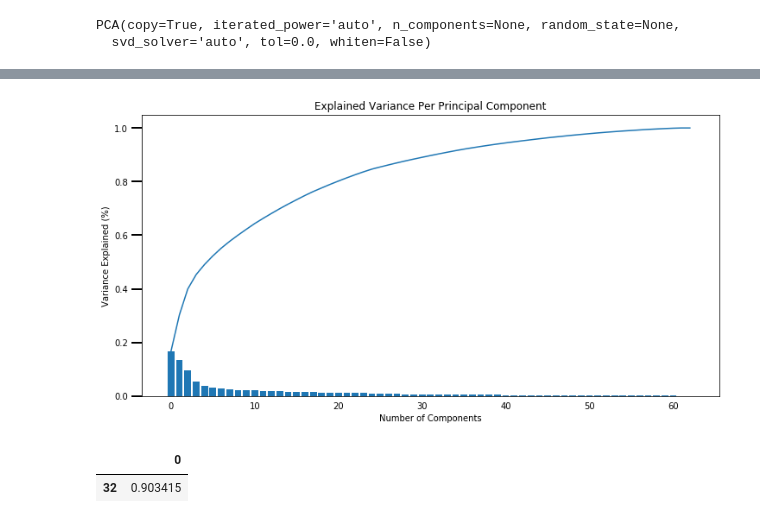
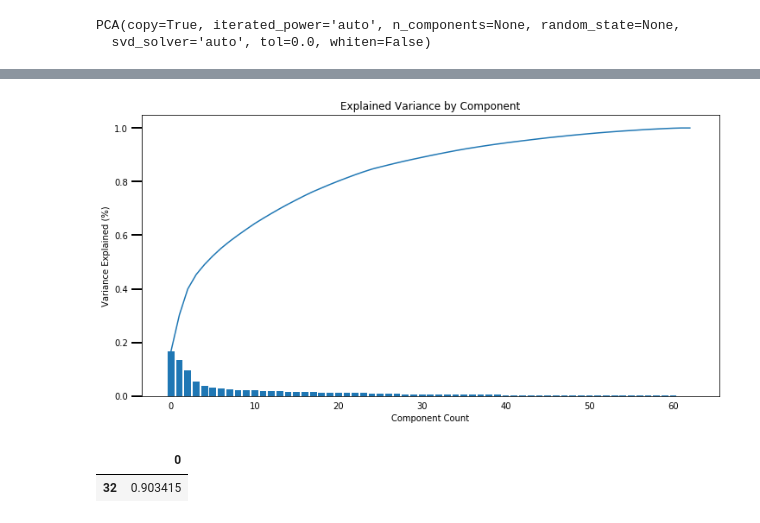
Before and after one commit to dogridinmonkey/identify_customer_segments, a Jupyter notebook: Identify_Customer_Segments.ipynb, the cells around one changed output, grey strips where cells are left out. Drawn from its saved outputs; the diff is of its cells as text; code cells hidden in the pictures.

```diff
--- a/Identify_Customer_Segments.ipynb
+++ b/Identify_Customer_Segments.ipynb
@@ -505,11 +506,11 @@ azdias_clean.shape
 # Do whatever you need to in order to ensure that the dataframe only contains
 # the columns that should be passed to the algorithm functions.
 
-mixed_ft = feat_info_clean[feat_info_clean["type"] == "mixed"]["attribute"]
+mixed_ft = feat_info_c[feat_info_c["type"] == "mixed"]["attribute"]
 for feature in mixed_ft:
-    azdias_clean.drop(feature, axis=1, inplace=True)
+    azdias_c.drop(feature, axis=1, inplace=True)
 
-azdias_clean.head()
+azdias_c.head()
 # %% [output]
 |  | ALTERSKATEGORIE_GROB | ANREDE_KZ | FINANZ_MINIMALIST | FINANZ_SPARER | FINANZ_VORSORGER | FINANZ_ANLEGER | ... |
 | 1 | 1.0 | 2 | 1 | 5 | 2 | 5 | ... |
@@ -614,4 +597,8 @@ Before we apply dimensionality reduction techniques to the data, we need to perf
 # do that now.
 imp = Imputer(missing_values = np.nan, strategy='most_frequent', axis = 0)
 
-azdias_imputed = pd.DataFrame(imp.fit_transform(azdias_clean))
+# Imputing
+azdias_i = pd.DataFrame(imp.fit_transform(azdias_c))
+
+azdias_i.columns = azdias_c.columns
+azdias_i.index = azdias_c.index
@@ -623,7 +606,7 @@ azdias_imputed.index = azdias_clean.index
 # Apply feature scaling to the general population demographics data.
 
 ss = StandardScaler()
-azdias_scaled = ss.fit_transform(azdias_imputed)
-azdias_scaled = pd.DataFrame(ss.fit_transform(azdias_imputed),columns = azdias_imputed.columns)
-azdias_scaled.index = azdias_imputed.index
+azdias_s = ss.fit_transform(azdias_i)
+azdias_s = pd.DataFrame(ss.fit_transform(azdias_i),columns = azdias_i.columns)
+azdias_s.index = azdias_i.index
 # %%
@@ -660,9 +643,9 @@ def do_pca(n_components, data):
     X_pca = pca.fit_transform(data)
     return pca, X_pca
 
-pca, X_pac = do_pca(30, azdias_scaled)
+pca, X_pac = do_pca(30, azdias_s)
 pca = PCA()
-pca.fit(azdias_scaled)
+pca.fit(azdias_s)
 # %% [output]
 PCA(copy=True, iterated_power='auto', n_components=None, random_state=None,
   svd_solver='auto', tol=0.0, whiten=False)
@@ -678,38 +661,29 @@ plt.show()
 # %%
 # Investigate the variance accounted for by each principal component.
 
 def scree_plot(pca):
-    '''
-    Creates a scree plot associated with the principal components
 
-    INPUT: pca - the result of instantian of PCA in scikit learn
-
-    OUTPUT:
-            None
-    '''
     num_components = len(pca.explained_variance_ratio_)
     ind = np.arange(num_components)
     vals = pca.explained_variance_ratio_
 
     plt.figure(figsize=(12, 6))
     ax = plt.subplot(111)
     cumvals = np.cumsum(vals)
     ax.bar(ind, vals)
     ax.plot(ind, cumvals)
-#     for i in range(num_components):
-#         ax.annotate(r"%s%%" % ((str(vals[i]*100)[:4])), (ind[i]+0.2, vals[i]), va="bottom", ha="center", fontsize=12)
 
     ax.xaxis.set_tick_params(width=0)
     ax.yaxis.set_tick_params(width=2, length=12)
 
-    ax.set_xlabel("Number of Components")
+    ax.set_xlabel("Component Count")
     ax.set_ylabel("Variance Explained (%)")
-    plt.title('Explained Variance Per Principal Component')
+    plt.title('Explained Variance by Component')
 
 
 scree_plot(pca)
 # %% [output]
-[figure, old version]
+[figure, new version]
 # %%
 
 num_components = len(pca.explained_variance_ratio_)
```
Also changed, not shown: parts of 38 cells of this notebook, 1 other file.
